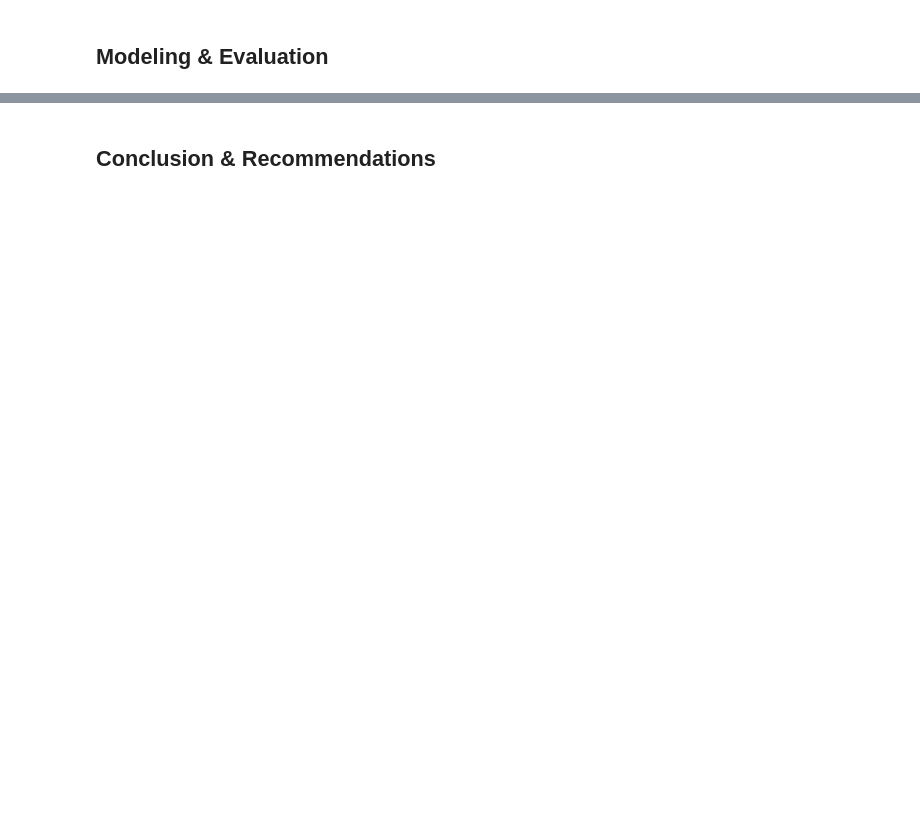
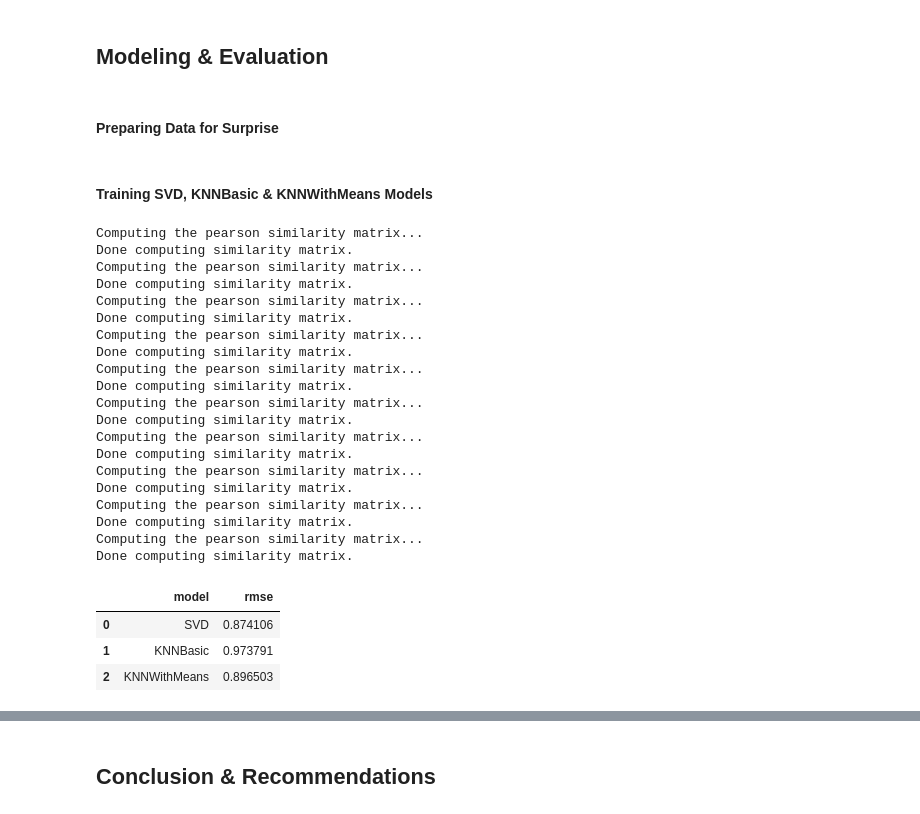
Before and after one commit to NashonOkumu/movie-recommendation, a Jupyter notebook: movie-recommendation.ipynb, the cells around one changed output, grey strips where cells are left out. Saved outputs shown, nothing was run; the diff lists cells and outputs as text; code cells hidden in the pictures; blank space fills up the shorter version.

```diff
--- a/movie-recommendation.ipynb
+++ b/movie-recommendation.ipynb
@@ -536,2 +628,10 @@ plt.show()
 # %% [markdown]
 ## Modeling & Evaluation
+# %% [markdown]
+#### Preparing Data for Surprise
+# %%
+# Prepare data for surprise
+df_movies = pd.read_csv('Data/movies.csv')
+df_ratings = pd.read_csv('Data/ratings.csv')
+df_tags = pd.read_csv('Data/tags.csv')
+df_links = pd.read_csv('Data/links.csv')
@@ -537,0 +642,57 @@ plt.show()
+# %% [markdown]
+#### Training SVD, KNNBasic & KNNWithMeans Models
+# %%
+
+def evaluate_models(data):
+    # Split the data into training and test sets
+    trainset, testset = train_test_split(data, test_size=0.2, random_state=42)
+
+    # Define a list of models to evaluate
+    models = [
+        SVD(),
+        KNNBasic(sim_options={'name': 'pearson', 'user_based': True}),
+        KNNWithMeans(sim_options={'name': 'pearson', 'user_based': True})
+    ]
+
+    # Evaluate each model and store the results
+    results = []
+    for model in models:
+        # Perform cross-validation
+        cv_results = cross_validate(model, data, measures=['RMSE'], cv=5, verbose=False)
+
+        # Get the average RMSE from cross-validation
+        rmse = cv_results['test_rmse'].mean()
+
+        # Store the model and its performance
+        results.append({'model': model.__class__.__name__, 'rmse': rmse})
+
+    # Convert the results to a DataFrame
+    performance_df = pd.DataFrame(results)
+
+    return performance_df
+evaluate_models(data)
+# %% [output]
+Computing the pearson similarity matrix...
+Done computing similarity matrix.
+Computing the pearson similarity matrix...
+Done computing similarity matrix.
+Computing the pearson similarity matrix...
+Done computing similarity matrix.
+Computing the pearson similarity matrix...
+Done computing similarity matrix.
+Computing the pearson similarity matrix...
+Done computing similarity matrix.
+Computing the pearson similarity matrix...
+Done computing similarity matrix.
+Computing the pearson similarity matrix...
+Done computing similarity matrix.
+Computing the pearson similarity matrix...
+Done computing similarity matrix.
+Computing the pearson similarity matrix...
+Done computing similarity matrix.
+Computing the pearson similarity matrix...
+Done computing similarity matrix.
+|  | model | rmse |
+| 0 | SVD | 0.874106 |
+| 1 | KNNBasic | 0.973791 |
+| 2 | KNNWithMeans | 0.896503 |
```
Also changed, not shown: parts of 48 cells of this notebook, 2 other files.
